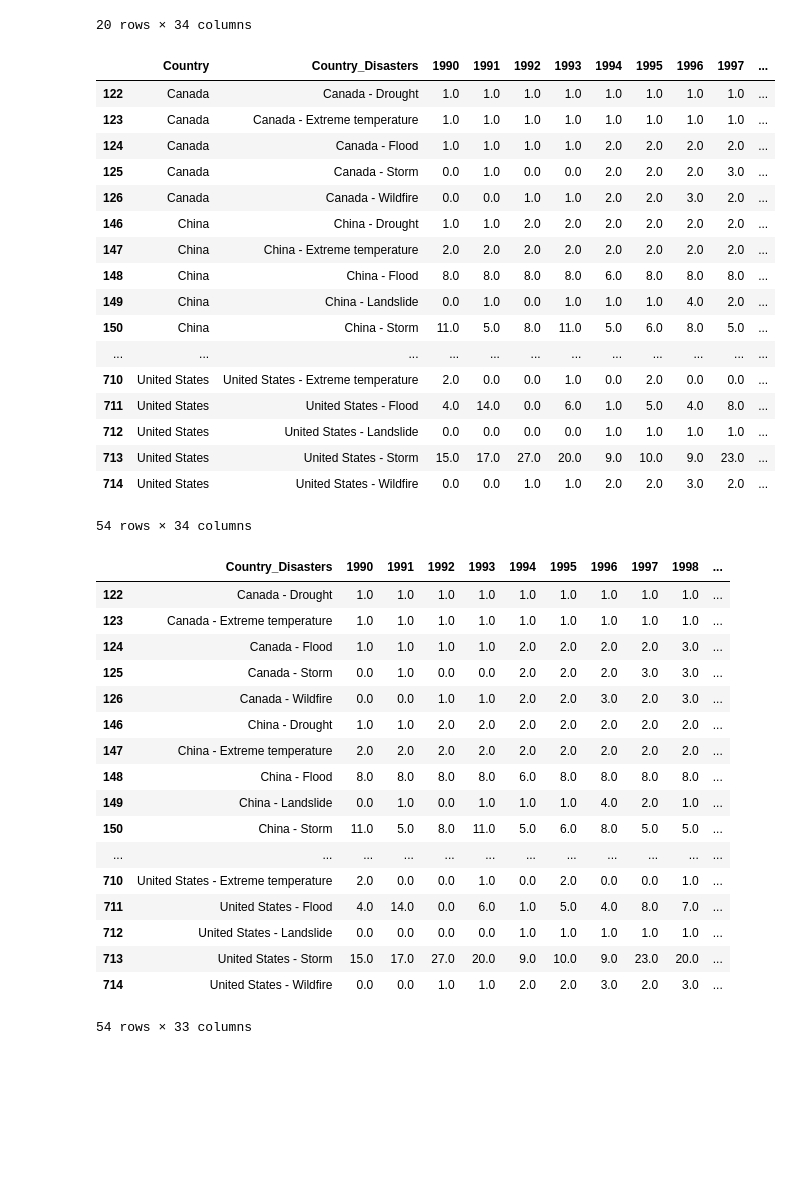
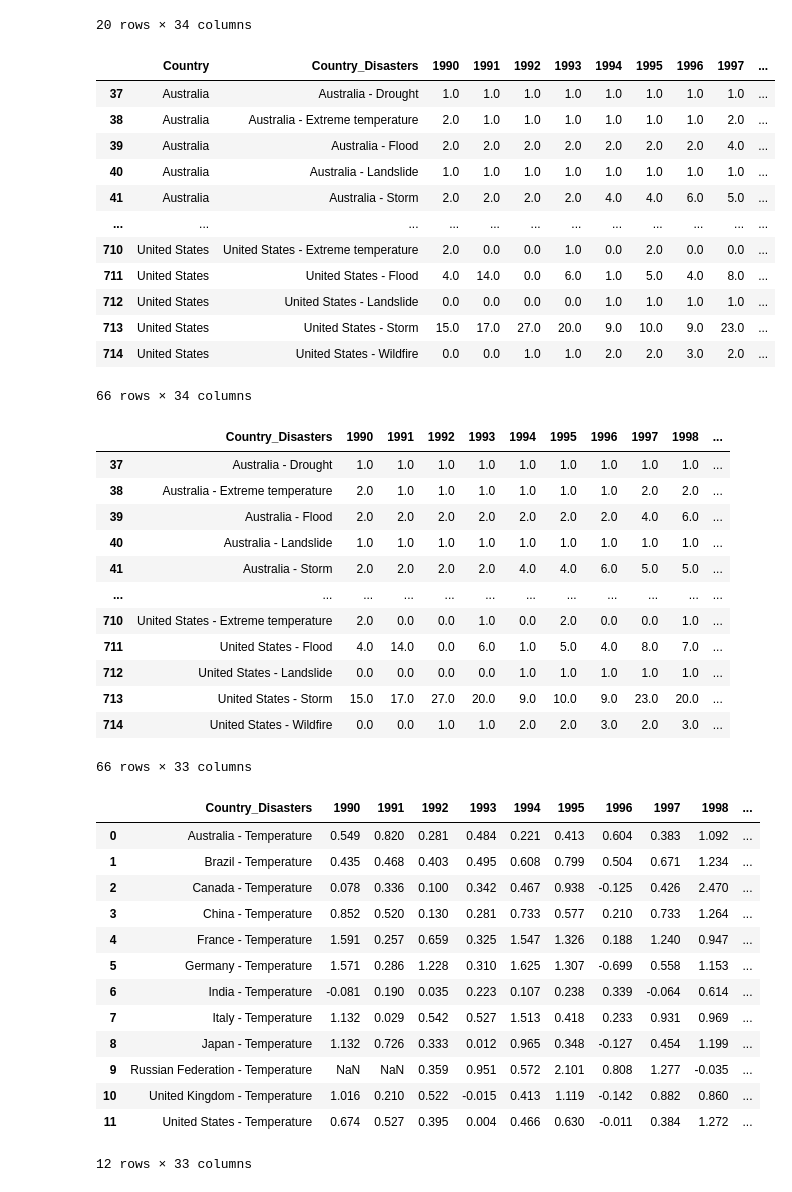
Before and after one commit to vivsarraf/Global-Warming, a Jupyter notebook: WeatherPatterns.ipynb, the cells around one changed output. Cells and saved outputs as stored; diff of their text form; code cells hidden in the pictures; blank space fills up the shorter version.

```diff
--- a/WeatherPatterns.ipynb
+++ b/WeatherPatterns.ipynb
@@ -137,66 +139,90 @@ plt.show()
 #plt.show()
 # %%
 # Define the list of countries to search for
-countries_to_search = ["China", "United States", "India", "Russian Federation",
+countries_to_search = ["China", "United States", "India", "Australia", "Brazil", "Russian Federation",
                    "Japan", "Canada",
                     "Germany", "Italy", "France",
                     "United Kingdom"]
 
 # Initialize an empty list to store the rows to keep
 rows_to_keep = []
 
 # Iterate over the DataFrame rows
 for index, row in natural_disasters_renamed_df.iterrows():
     for word in countries_to_search:
         if word == row['Country']:
             rows_to_keep.append(index)
             break  # Break out of the inner loop once a word is found
 
 # Keep only the rows that contain the words in the list
 filtered_country_df = natural_disasters_renamed_df.loc[rows_to_keep]
 filtered_country_df
 # %% [output]
 |  | Country | Country_Disasters | 1990 | 1991 | 1992 | 1993 | 1994 | 1995 | 1996 | 1997 | ... |
-| 122 | Canada | Canada - Drought | 1.0 | 1.0 | 1.0 | 1.0 | 1.0 | 1.0 | 1.0 | 1.0 | ... |
-| 123 | Canada | Canada - Extreme temperature | 1.0 | 1.0 | 1.0 | 1.0 | 1.0 | 1.0 | 1.0 | 1.0 | ... |
-| 124 | Canada | Canada - Flood | 1.0 | 1.0 | 1.0 | 1.0 | 2.0 | 2.0 | 2.0 | 2.0 | ... |
-| 125 | Canada | Canada - Storm | 0.0 | 1.0 | 0.0 | 0.0 | 2.0 | 2.0 | 2.0 | 3.0 | ... |
-| 126 | Canada | Canada - Wildfire | 0.0 | 0.0 | 1.0 | 1.0 | 2.0 | 2.0 | 3.0 | 2.0 | ... |
-| 146 | China | China - Drought | 1.0 | 1.0 | 2.0 | 2.0 | 2.0 | 2.0 | 2.0 | 2.0 | ... |
-| 147 | China | China - Extreme temperature | 2.0 | 2.0 | 2.0 | 2.0 | 2.0 | 2.0 | 2.0 | 2.0 | ... |
-| 148 | China | China - Flood | 8.0 | 8.0 | 8.0 | 8.0 | 6.0 | 8.0 | 8.0 | 8.0 | ... |
-| 149 | China | China - Landslide | 0.0 | 1.0 | 0.0 | 1.0 | 1.0 | 1.0 | 4.0 | 2.0 | ... |
-| 150 | China | China - Storm | 11.0 | 5.0 | 8.0 | 11.0 | 5.0 | 6.0 | 8.0 | 5.0 | ... |
+| 37 | Australia | Australia - Drought | 1.0 | 1.0 | 1.0 | 1.0 | 1.0 | 1.0 | 1.0 | 1.0 | ... |
+| 38 | Australia | Australia - Extreme temperature | 2.0 | 1.0 | 1.0 | 1.0 | 1.0 | 1.0 | 1.0 | 2.0 | ... |
+| 39 | Australia | Australia - Flood | 2.0 | 2.0 | 2.0 | 2.0 | 2.0 | 2.0 | 2.0 | 4.0 | ... |
+| 40 | Australia | Australia - Landslide | 1.0 | 1.0 | 1.0 | 1.0 | 1.0 | 1.0 | 1.0 | 1.0 | ... |
+| 41 | Australia | Australia - Storm | 2.0 | 2.0 | 2.0 | 2.0 | 4.0 | 4.0 | 6.0 | 5.0 | ... |
 | ... | ... | ... | ... | ... | ... | ... | ... | ... | ... | ... | ... |
 | 710 | United States | United States - Extreme temperature | 2.0 | 0.0 | 0.0 | 1.0 | 0.0 | 2.0 | 0.0 | 0.0 | ... |
 | 711 | United States | United States - Flood | 4.0 | 14.0 | 0.0 | 6.0 | 1.0 | 5.0 | 4.0 | 8.0 | ... |
 | 712 | United States | United States - Landslide | 0.0 | 0.0 | 0.0 | 0.0 | 1.0 | 1.0 | 1.0 | 1.0 | ... |
 | 713 | United States | United States - Storm | 15.0 | 17.0 | 27.0 | 20.0 | 9.0 | 10.0 | 9.0 | 23.0 | ... |
 | 714 | United States | United States - Wildfire | 0.0 | 0.0 | 1.0 | 1.0 | 2.0 | 2.0 | 3.0 | 2.0 | ... |
-54 rows × 34 columns
+66 rows × 34 columns
 # %%
-#filtered_country_df.set_index("Country", inplace = True)
-
-#filtered_country_df["Country_Disasters"] = filtered_country_df["Country"] + " " + filtered_country_df["Disasters"]
+#
 
 filtered_country_new_df = filtered_country_df.drop(columns=['Country'])
 filtered_country_new_df
 # %% [output]
 |  | Country_Disasters | 1990 | 1991 | 1992 | 1993 | 1994 | 1995 | 1996 | 1997 | 1998 | ... |
-| 122 | Canada - Drought | 1.0 | 1.0 | 1.0 | 1.0 | 1.0 | 1.0 | 1.0 | 1.0 | 1.0 | ... |
-| 123 | Canada - Extreme temperature | 1.0 | 1.0 | 1.0 | 1.0 | 1.0 | 1.0 | 1.0 | 1.0 | 1.0 | ... |
-| 124 | Canada - Flood | 1.0 | 1.0 | 1.0 | 1.0 | 2.0 | 2.0 | 2.0 | 2.0 | 3.0 | ... |
-| 125 | Canada - Storm | 0.0 | 1.0 | 0.0 | 0.0 | 2.0 | 2.0 | 2.0 | 3.0 | 3.0 | ... |
-| 126 | Canada - Wildfire | 0.0 | 0.0 | 1.0 | 1.0 | 2.0 | 2.0 | 3.0 | 2.0 | 3.0 | ... |
-| 146 | China - Drought | 1.0 | 1.0 | 2.0 | 2.0 | 2.0 | 2.0 | 2.0 | 2.0 | 2.0 | ... |
-| 147 | China - Extreme temperature | 2.0 | 2.0 | 2.0 | 2.0 | 2.0 | 2.0 | 2.0 | 2.0 | 2.0 | ... |
-| 148 | China - Flood | 8.0 | 8.0 | 8.0 | 8.0 | 6.0 | 8.0 | 8.0 | 8.0 | 8.0 | ... |
-| 149 | China - Landslide | 0.0 | 1.0 | 0.0 | 1.0 | 1.0 | 1.0 | 4.0 | 2.0 | 1.0 | ... |
-| 150 | China - Storm | 11.0 | 5.0 | 8.0 | 11.0 | 5.0 | 6.0 | 8.0 | 5.0 | 5.0 | ... |
+| 37 | Australia - Drought | 1.0 | 1.0 | 1.0 | 1.0 | 1.0 | 1.0 | 1.0 | 1.0 | 1.0 | ... |
+| 38 | Australia - Extreme temperature | 2.0 | 1.0 | 1.0 | 1.0 | 1.0 | 1.0 | 1.0 | 2.0 | 2.0 | ... |
+| 39 | Australia - Flood | 2.0 | 2.0 | 2.0 | 2.0 | 2.0 | 2.0 | 2.0 | 4.0 | 6.0 | ... |
+| 40 | Australia - Landslide | 1.0 | 1.0 | 1.0 | 1.0 | 1.0 | 1.0 | 1.0 | 1.0 | 1.0 | ... |
+| 41 | Australia - Storm | 2.0 | 2.0 | 2.0 | 2.0 | 4.0 | 4.0 | 6.0 | 5.0 | 5.0 | ... |
 | ... | ... | ... | ... | ... | ... | ... | ... | ... | ... | ... | ... |
 | 710 | United States - Extreme temperature | 2.0 | 0.0 | 0.0 | 1.0 | 0.0 | 2.0 | 0.0 | 0.0 | 1.0 | ... |
 | 711 | United States - Flood | 4.0 | 14.0 | 0.0 | 6.0 | 1.0 | 5.0 | 4.0 | 8.0 | 7.0 | ... |
 | 712 | United States - Landslide | 0.0 | 0.0 | 0.0 | 0.0 | 1.0 | 1.0 | 1.0 | 1.0 | 1.0 | ... |
 | 713 | United States - Storm | 15.0 | 17.0 | 27.0 | 20.0 | 9.0 | 10.0 | 9.0 | 23.0 | 20.0 | ... |
 | 714 | United States - Wildfire | 0.0 | 0.0 | 1.0 | 1.0 | 2.0 | 2.0 | 3.0 | 2.0 | 3.0 | ... |
-54 rows × 33 columns
+66 rows × 33 columns
+# %%
+#Read the Temperature csv
+
+Temperature_df = pd.read_csv(Temperature_file)
+Temperature_df
+
+Temperature_cleaned_df = Temperature_df.rename(columns={"F1990":"1990","F1991":"1991","F1992":"1992",
+                                                "F1993":"1993","F1994":"1994","F1995":"1995",
+                                                "F1996":"1996","F1997":"1997","F1998":"1998",
+                                                "F1999":"1999","F2000":"2000","F2001":"2001",
+                                                "F2002":"2002","F2003":"2003","F2004":"2004",
+                                                "F2005":"2005","F2006":"2006","F2007":"2007",
+                                                "F2008":"2008","F2009":"2009","F2010":"2010",
+                                                "F2011":"2011","F2012":"2012","F2013":"2013",
+                                                "F2014":"2014","F2015":"2015","F2016":"2016",
+                                                "F2017":"2017","F2018":"2018","F2019":"2019",
+                                                "F2020":"2020","F2021":"2021"})
+
+
+Temperature_final_df = Temperature_cleaned_df.drop(columns=["Country"])
+Temperature_final_df
+# %% [output]
+|  | Country_Disasters | 1990 | 1991 | 1992 | 1993 | 1994 | 1995 | 1996 | 1997 | 1998 | ... |
+| 0 | Australia - Temperature | 0.549 | 0.820 | 0.281 | 0.484 | 0.221 | 0.413 | 0.604 | 0.383 | 1.092 | ... |
+| 1 | Brazil - Temperature | 0.435 | 0.468 | 0.403 | 0.495 | 0.608 | 0.799 | 0.504 | 0.671 | 1.234 | ... |
+| 2 | Canada - Temperature | 0.078 | 0.336 | 0.100 | 0.342 | 0.467 | 0.938 | -0.125 | 0.426 | 2.470 | ... |
+| 3 | China - Temperature | 0.852 | 0.520 | 0.130 | 0.281 | 0.733 | 0.577 | 0.210 | 0.733 | 1.264 | ... |
+| 4 | France - Temperature | 1.591 | 0.257 | 0.659 | 0.325 | 1.547 | 1.326 | 0.188 | 1.240 | 0.947 | ... |
+| 5 | Germany - Temperature | 1.571 | 0.286 | 1.228 | 0.310 | 1.625 | 1.307 | -0.699 | 0.558 | 1.153 | ... |
+| 6 | India - Temperature | -0.081 | 0.190 | 0.035 | 0.223 | 0.107 | 0.238 | 0.339 | -0.064 | 0.614 | ... |
+| 7 | Italy - Temperature | 1.132 | 0.029 | 0.542 | 0.527 | 1.513 | 0.418 | 0.233 | 0.931 | 0.969 | ... |
+| 8 | Japan - Temperature | 1.132 | 0.726 | 0.333 | 0.012 | 0.965 | 0.348 | -0.127 | 0.454 | 1.199 | ... |
+| 9 | Russian Federation - Temperature | NaN | NaN | 0.359 | 0.951 | 0.572 | 2.101 | 0.808 | 1.277 | -0.035 | ... |
+| 10 | United Kingdom - Temperature | 1.016 | 0.210 | 0.522 | -0.015 | 0.413 | 1.119 | -0.142 | 0.882 | 0.860 | ... |
+| 11 | United States - Temperature | 0.674 | 0.527 | 0.395 | 0.004 | 0.466 | 0.630 | -0.011 | 0.384 | 1.272 | ... |
+12 rows × 33 columns
```
Also changed, not shown: parts of 6 cells of this notebook, 5 other files.
